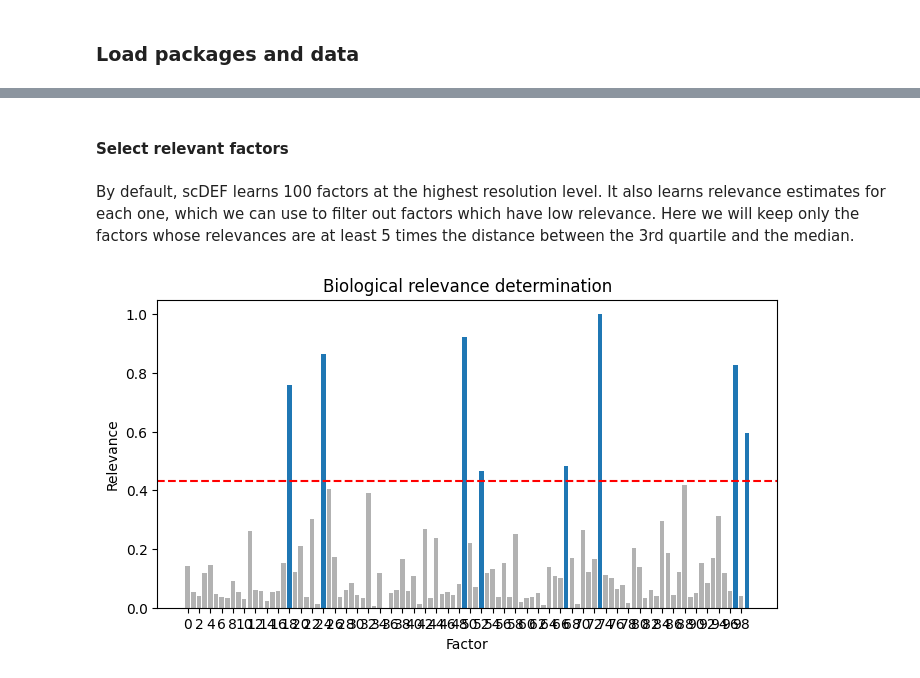
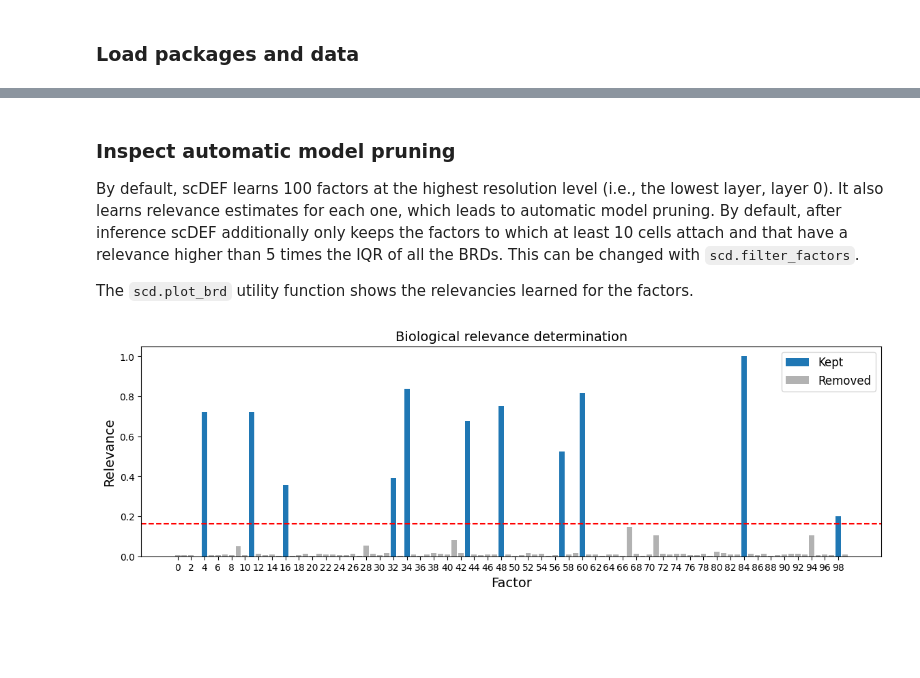
Before and after one commit to cbg-ethz/scDEF, a Jupyter notebook: docs/examples/scdef-pbmcs3k.ipynb, the cells around one changed output, grey strips where cells are left out. Cells and saved outputs as stored; diff of their text form; code cells hidden in the pictures; blank space fills up the shorter version.

Commit message:
Update PBMCs 3k notebook and add download button

```diff
--- a/docs/examples/scdef-pbmcs3k.ipynb
+++ b/docs/examples/scdef-pbmcs3k.ipynb
@@ -25,6 +42,8 @@ adata = sc.read_10x_mtx(
     cache=True)
 adata.obs.index = adata.obs.index.str.replace('-1', '')
 
+# Remove MALAT1
+adata = adata[:,adata.var_names!='MALAT1']
 sc.pp.filter_cells(adata, min_genes=200)
 sc.pp.filter_genes(adata, min_cells=3)
 adata.var['mt'] = adata.var_names.str.startswith('MT-')  # annotate the group of mitochondrial genes as 'mt'
@@ -38,8 +57,7 @@ adata.raw = adata
 # Keep only HVGs
 sc.pp.normalize_total(adata, target_sum=1e4)
 sc.pp.log1p(adata)
-sc.pp.highly_variable_genes(adata, min_mean=0.0125, max_mean=3, min_disp=0.2) # Remove noisy genes but keep PBMCs markers
-
+sc.pp.highly_variable_genes(adata, flavor='seurat_v3', layer='counts', n_top_genes=4000) # Not required, but makes scDEF faster
 adata = adata[:, adata.var.highly_variable]
 
 # Process and visualize the data
@@ -54,0 +75,19 @@ sc.pl.umap(adata, color=['leiden'])
+# %%
+annotations = pd.read_csv('pbmcs_data/pbmcs3k/annotations.csv', index_col=0)
+
+map_coarse = {}
+for c in annotations['seurat_annotations'].astype("category").cat.categories:
+    if c.endswith(' T'):
+        map_coarse[c] = 'T'
+    elif c.endswith('Mono'):
+        map_coarse[c] = 'Mono'
+    else:
+        map_coarse[c] = c
+
+adata.obs['Cell types'] = annotations['seurat_annotations']
+
+adata.obs['Coarse cell types'] = (
+    adata.obs['Cell types']
+    .map(map_coarse)
+    .astype('category')
+)
@@ -77,0 +106,3 @@ INFO:scDEF:Updated scDEF graph
+# %%
+scd = scdef.scDEF(adata, counts_layer='counts')
+print(scd) # inspect the scDEF object, which contains a copy of the input AnnData
@@ -78,9 +176,9 @@ INFO:scDEF:Updated scDEF graph
 # %% [markdown]
-#### Select relevant factors
+### Inspect automatic model pruning
+By default, scDEF learns 100 factors at the highest resolution level (i.e., the lowest layer, layer 0). It also learns relevance estimates for each one, which leads to automatic model pruning. By default, after inference scDEF additionally only keeps the factors to which at least 10 cells attach and that have a relevance higher than 5 times the IQR of all the BRDs. This can be changed with `scd.filter_factors`.
+
+The `scd.plot_brd` utility function shows the relevancies learned for the factors.
-# %% [markdown]
-By default, scDEF learns 100 factors at the highest resolution level. It also learns relevance estimates for each one, which we can use to filter out factors which have low relevance. Here we will keep only the factors whose relevances are at least 5 times the distance between the 3rd quartile and the median.
 # %%
-# See relevances
-scd.plot_brd(iqr_mult=5, figsize=(8,4))
+scd.plot_brd(iqr_mult=50, figsize=(14,4))
 # %% [output]
-[figure, old version]
+[figure, new version]
```
Also changed, not shown: parts of 90 cells of this notebook, 2 other files.
